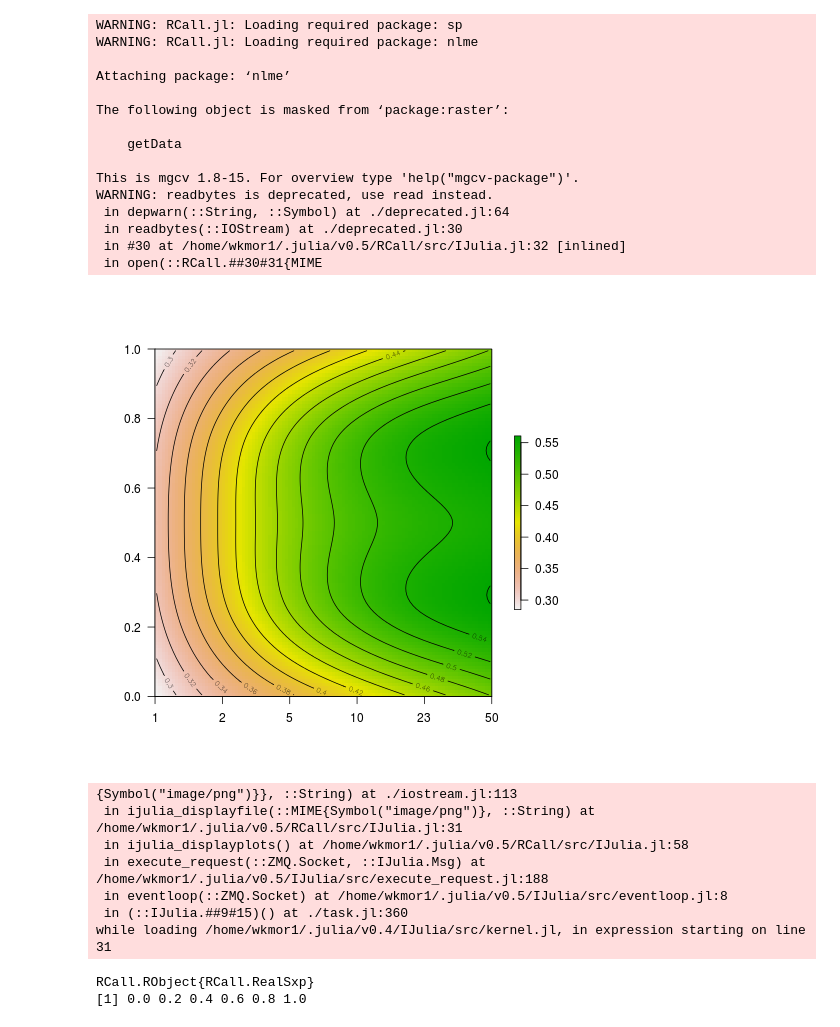
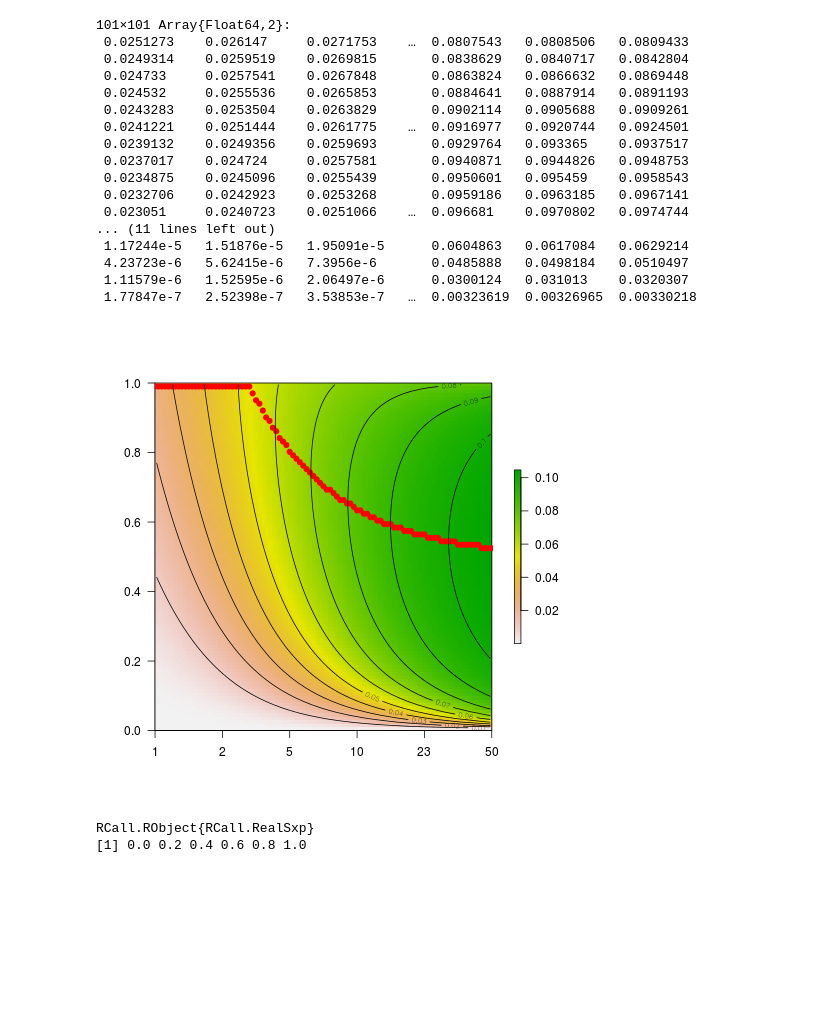
Before and after one commit to wkmor1/voiConsAuc, a Jupyter notebook: voiConsAuc.ipynb, the cells around one changed output. Drawn from its saved outputs; the diff is of its cells as text; code cells hidden in the pictures; blank space fills up the shorter version.

```diff
--- a/voiConsAuc.ipynb
+++ b/voiConsAuc.ipynb
@@ -18,0 +18,8 @@ es (generic function with 3 methods)
+# %%
+function an_evi(μ = [0, 0], σ = [1, 1])
+    function g(n)
+        f(p) = evsi_an(μ, σ, [n * p, n * (1 - p)])
+        vcat(map(f, 1:-.01:0)...)
+    end
+    hcat(map(g, exp(collect(linspace(log(1), log(50), 101))))...)
+end
@@ -39,45 +73,45 @@ x = es([0, 0], [1, 1])
+# %%
+y = an_evi([1, 0], [1, .5])
+# %% [output]
+101×101 Array{Float64,2}:
+ 0.0251273    0.026147     0.0271753    …  0.0807543   0.0808506   0.0809433
+ 0.0249314    0.0259519    0.0269815       0.0838629   0.0840717   0.0842804
+ 0.024733     0.0257541    0.0267848       0.0863824   0.0866632   0.0869448
+ 0.024532     0.0255536    0.0265853       0.0884641   0.0887914   0.0891193
+ 0.0243283    0.0253504    0.0263829       0.0902114   0.0905688   0.0909261
+ 0.0241221    0.0251444    0.0261775    …  0.0916977   0.0920744   0.0924501
+ 0.0239132    0.0249356    0.0259693       0.0929764   0.093365    0.0937517
+ 0.0237017    0.024724     0.0257581       0.0940871   0.0944826   0.0948753
+ 0.0234875    0.0245096    0.0255439       0.0950601   0.095459    0.0958543
+ 0.0232706    0.0242923    0.0253268       0.0959186   0.0963185   0.0967141
+ 0.023051     0.0240723    0.0251066    …  0.096681    0.0970802   0.0974744
+... (11 lines left out)
+ 1.17244e-5   1.51876e-5   1.95091e-5      0.0604863   0.0617084   0.0629214
+ 4.23723e-6   5.62415e-6   7.3956e-6       0.0485888   0.0498184   0.0510497
+ 1.11579e-6   1.52595e-6   2.06497e-6      0.0300124   0.031013    0.0320307
+ 1.77847e-7   2.52398e-7   3.53853e-7   …  0.00323619  0.00326965  0.00330218
 # %%
 R"
     library(raster)
     library(mgcv)
-    r = $x
-    r =
-      data.frame(
-        x = rep(seq_len(ncol(r)), each = nrow(r)),
-        y = rep(seq_len(nrow(r)), times = ncol(r)),
-        z = c(r)
-      )
-    r = gam(z ~ te(x, y), data = r)
-    r = matrix(fitted(r), ncol = 101)
-    #r = t(t(r) / apply(r, 2, max))
+    r = $y
+    #r =
+    #  data.frame(
+    #    x = rep(seq_len(ncol(r)), each = nrow(r)),
+    #    y = rep(seq_len(nrow(r)), times = ncol(r)),
+    #    z = c(r)
+    #  )
+    #r = gam(z ~ te(x, y), data = r)
+    #r = matrix(fitted(r), ncol = 101)
     r = raster(r)
+    x = seq(0, 1, length.out = 101)
+    m = 1 - apply($y, 2, which.max) / 101
     plot(r, asp = NA, las = 1, xaxt = 'n')
+    points(x, m, pch = 19, col = 'red')
     contour(r, add = TRUE)
     axis(1, at = 0:5 / 5, label = round(exp(seq(log(1), log(50), length.out = 6))))
 "
 # %% [output]
+[figure, new version]
-WARNING: RCall.jl: Loading required package: sp
-WARNING: RCall.jl: Loading required package: nlme
-
-Attaching package: ‘nlme’
-
-The following object is masked from ‘package:raster’:
-
-    getData
-
-This is mgcv 1.8-15. For overview type 'help("mgcv-package")'.
-WARNING: readbytes is deprecated, use read instead.
- in depwarn(::String, ::Symbol) at ./deprecated.jl:64
- in readbytes(::IOStream) at ./deprecated.jl:30
- in #30 at /home/wkmor1/.julia/v0.5/RCall/src/IJulia.jl:32 [inlined]
- in open(::RCall.##30#31{MIME
+RCall.RObject{RCall.RealSxp}
+[1] 0.0 0.2 0.4 0.6 0.8 1.0
-[figure, old version]
-{Symbol("image/png")}}, ::String) at ./iostream.jl:113
- in ijulia_displayfile(::MIME{Symbol("image/png")}, ::String) at /home/wkmor1/.julia/v0.5/RCall/src/IJulia.jl:31
- in ijulia_displayplots() at /home/wkmor1/.julia/v0.5/RCall/src/IJulia.jl:58
- in execute_request(::ZMQ.Socket, ::IJulia.Msg) at /home/wkmor1/.julia/v0.5/IJulia/src/execute_request.jl:188
- in eventloop(::ZMQ.Socket) at /home/wkmor1/.julia/v0.5/IJulia/src/eventloop.jl:8
- in (::IJulia.##9#15)() at ./task.jl:360
-while loading /home/wkmor1/.julia/v0.4/IJulia/src/kernel.jl, in expression starting on line 31
-RCall.RObject{RCall.RealSxp}
-[1] 0.0 0.2 0.4 0.6 0.8 1.0
```
Also changed, not shown: parts of 6 cells of this notebook, 7 other files.
